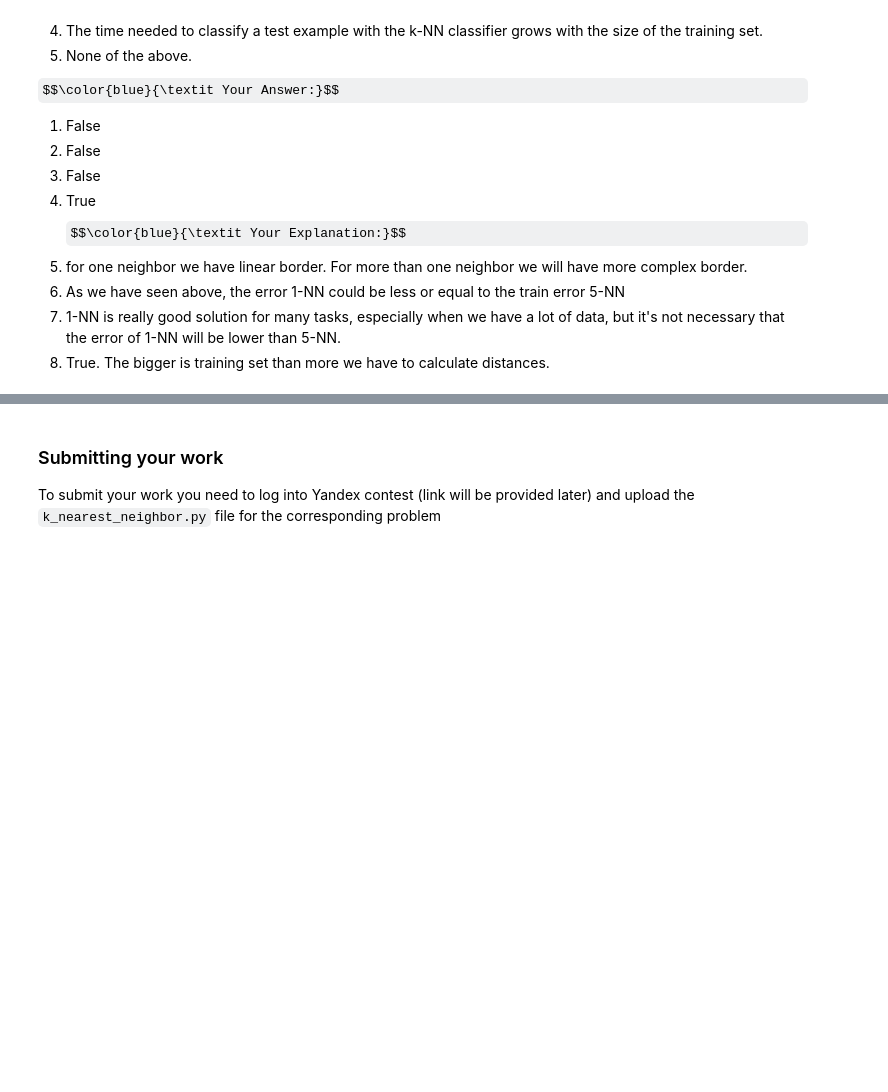
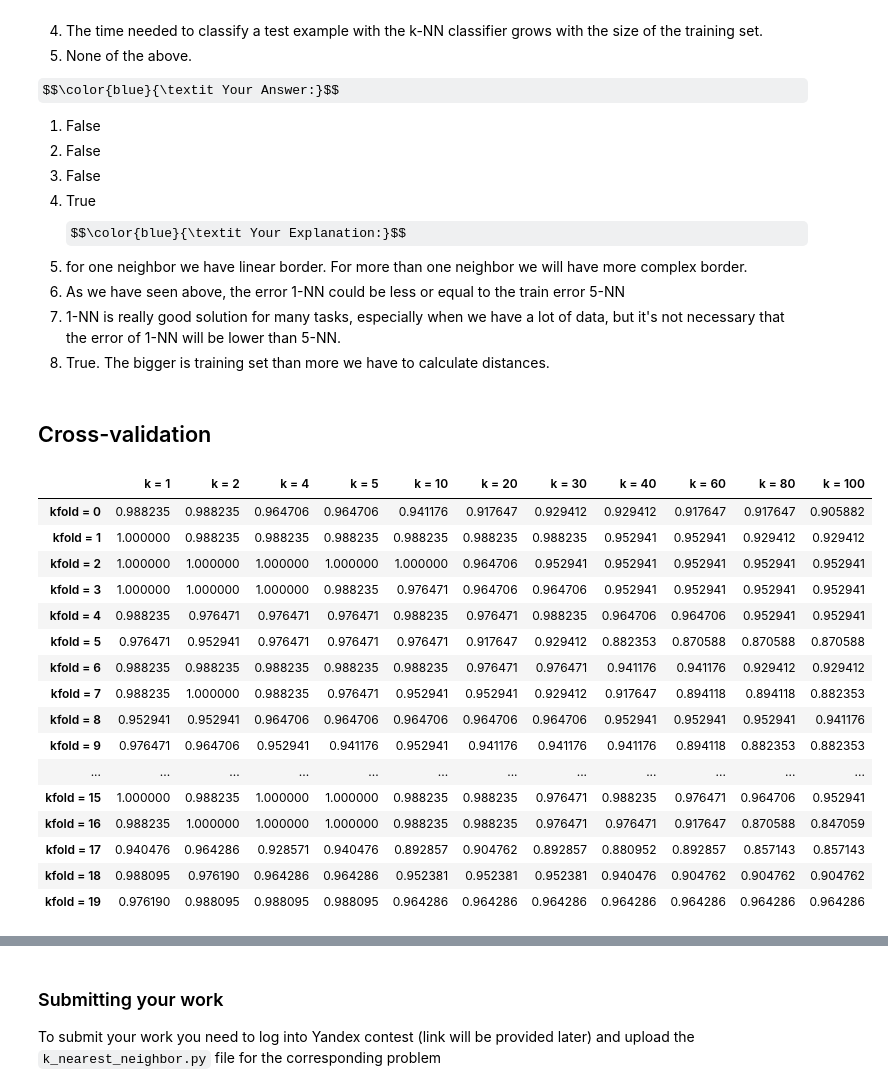
Before and after one commit to KirillStarodubovVR/ml-course, a Jupyter notebook: homeworks_basic/assignment0_01_kNN/kNN_practice_0_01.ipynb, the cells around one changed output, grey strips where cells are left out. Cells and saved outputs as stored; diff of their text form; code cells hidden in the pictures; some formulas as TeX source; blank space fills up the shorter version.

```diff
--- a/homeworks_basic/assignment0_01_kNN/kNN_practice_0_01.ipynb
+++ b/homeworks_basic/assignment0_01_kNN/kNN_practice_0_01.ipynb
@@ -364,3 +364,5 @@ $$\color{blue}{\textit Your Explanation:}$$
 2. As we have seen above, the error 1-NN could be less or equal to the train error 5-NN
 3. 1-NN is really good solution for many tasks, especially when we have a lot of data, but it's not necessary that the error of 1-NN will be lower than 5-NN.
 4. True. The bigger is training set than more we have to calculate distances.
+# %% [markdown]
+## Cross-validation
@@ -366,0 +376,21 @@ $$\color{blue}{\textit Your Explanation:}$$
+# %%
+k_accuracy_df.columns = ['k = ' + str(k) for k in k_num]
+k_accuracy_df.rename(index = {i : 'kfold = ' + str(i) for i in range(num_folds)})
+# %% [output]
+|  | k = 1 | k = 2 | k = 4 | k = 5 | k = 10 | k = 20 | k = 30 | k = 40 | k = 60 | k = 80 | k = 100 |
+| kfold = 0 | 0.988235 | 0.988235 | 0.964706 | 0.964706 | 0.941176 | 0.917647 | 0.929412 | 0.929412 | 0.917647 | 0.917647 | 0.905882 |
+| kfold = 1 | 1.000000 | 0.988235 | 0.988235 | 0.988235 | 0.988235 | 0.988235 | 0.988235 | 0.952941 | 0.952941 | 0.929412 | 0.929412 |
+| kfold = 2 | 1.000000 | 1.000000 | 1.000000 | 1.000000 | 1.000000 | 0.964706 | 0.952941 | 0.952941 | 0.952941 | 0.952941 | 0.952941 |
+| kfold = 3 | 1.000000 | 1.000000 | 1.000000 | 0.988235 | 0.976471 | 0.964706 | 0.964706 | 0.952941 | 0.952941 | 0.952941 | 0.952941 |
+| kfold = 4 | 0.988235 | 0.976471 | 0.976471 | 0.976471 | 0.988235 | 0.976471 | 0.988235 | 0.964706 | 0.964706 | 0.952941 | 0.952941 |
+| kfold = 5 | 0.976471 | 0.952941 | 0.976471 | 0.976471 | 0.976471 | 0.917647 | 0.929412 | 0.882353 | 0.870588 | 0.870588 | 0.870588 |
+| kfold = 6 | 0.988235 | 0.988235 | 0.988235 | 0.988235 | 0.988235 | 0.976471 | 0.976471 | 0.941176 | 0.941176 | 0.929412 | 0.929412 |
+| kfold = 7 | 0.988235 | 1.000000 | 0.988235 | 0.976471 | 0.952941 | 0.952941 | 0.929412 | 0.917647 | 0.894118 | 0.894118 | 0.882353 |
+| kfold = 8 | 0.952941 | 0.952941 | 0.964706 | 0.964706 | 0.964706 | 0.964706 | 0.964706 | 0.952941 | 0.952941 | 0.952941 | 0.941176 |
+| kfold = 9 | 0.976471 | 0.964706 | 0.952941 | 0.941176 | 0.952941 | 0.941176 | 0.941176 | 0.941176 | 0.894118 | 0.882353 | 0.882353 |
+| ... | ... | ... | ... | ... | ... | ... | ... | ... | ... | ... | ... |
+| kfold = 15 | 1.000000 | 0.988235 | 1.000000 | 1.000000 | 0.988235 | 0.988235 | 0.976471 | 0.988235 | 0.976471 | 0.964706 | 0.952941 |
+| kfold = 16 | 0.988235 | 1.000000 | 1.000000 | 1.000000 | 0.988235 | 0.988235 | 0.976471 | 0.976471 | 0.917647 | 0.870588 | 0.847059 |
+| kfold = 17 | 0.940476 | 0.964286 | 0.928571 | 0.940476 | 0.892857 | 0.904762 | 0.892857 | 0.880952 | 0.892857 | 0.857143 | 0.857143 |
+| kfold = 18 | 0.988095 | 0.976190 | 0.964286 | 0.964286 | 0.952381 | 0.952381 | 0.952381 | 0.940476 | 0.904762 | 0.904762 | 0.904762 |
+| kfold = 19 | 0.976190 | 0.988095 | 0.988095 | 0.988095 | 0.964286 | 0.964286 | 0.964286 | 0.964286 | 0.964286 | 0.964286 | 0.964286 |
```
Also changed, not shown: parts of 7 cells of this notebook, 3 other files.
